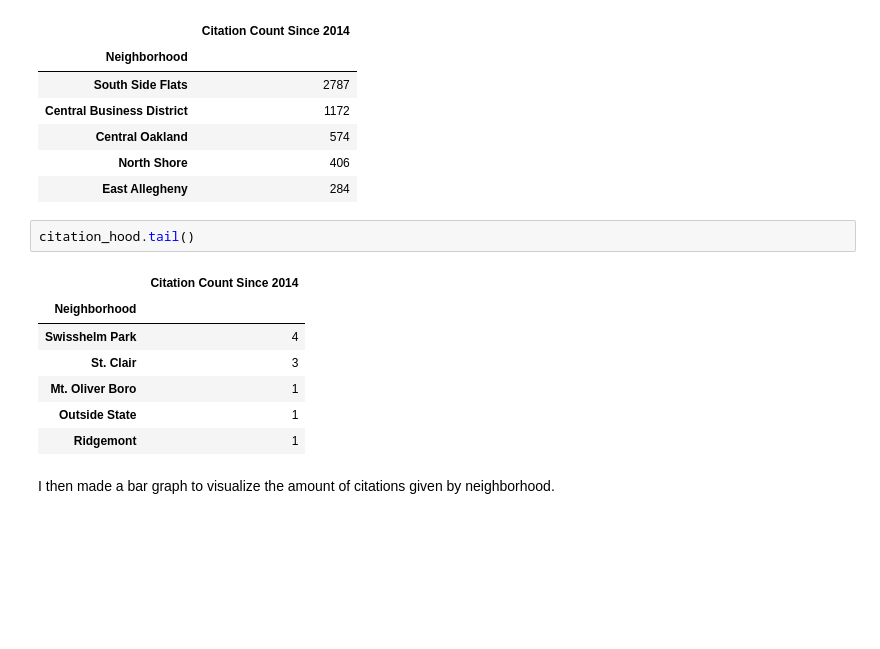
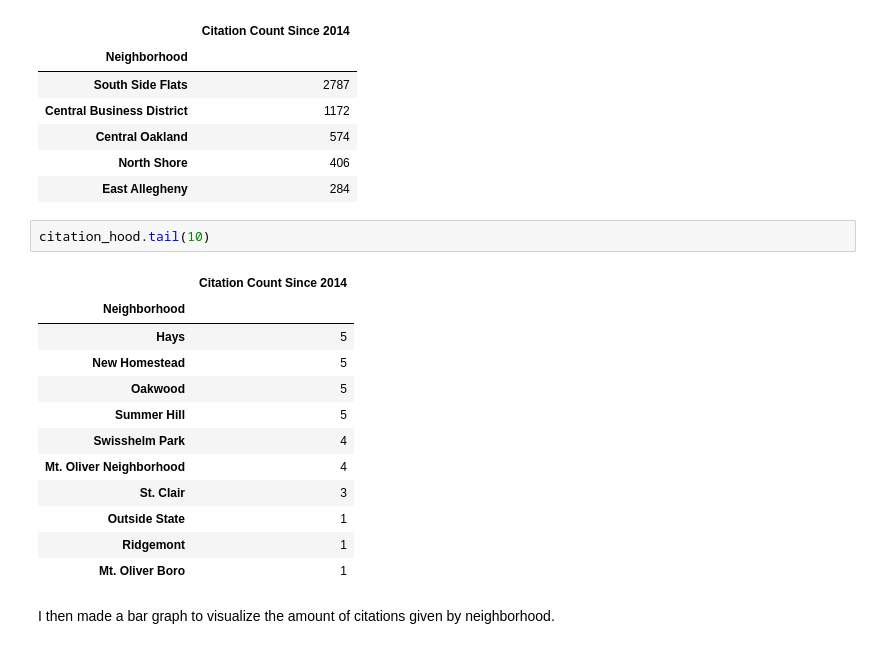
Before and after one commit to rainieracierto/FinalProject, a Jupyter notebook: FinalPresentation.ipynb, the cells around one changed output. Saved outputs shown, nothing was run; the diff lists cells and outputs as text; blank space fills up the shorter version.

```diff
--- a/FinalPresentation.ipynb
+++ b/FinalPresentation.ipynb
@@ -112,15 +117,20 @@ citation_hood.head()
 | North Shore | 406 |
 | East Allegheny | 284 |
 # %%
-citation_hood.tail()
+citation_hood.tail(10)
 # %% [output]
 |  | Citation Count Since 2014 |
 | Neighborhood |  |
+| Hays | 5 |
+| New Homestead | 5 |
+| Oakwood | 5 |
+| Summer Hill | 5 |
 | Swisshelm Park | 4 |
+| Mt. Oliver Neighborhood | 4 |
 | St. Clair | 3 |
-| Mt. Oliver Boro | 1 |
 | Outside State | 1 |
 | Ridgemont | 1 |
+| Mt. Oliver Boro | 1 |
 # %% [markdown]
 I then made a bar graph to visualize the amount of citations given by neighborhood.
 # %%
```
Also changed, not shown: parts of 5 cells of this notebook, 1 other file.
